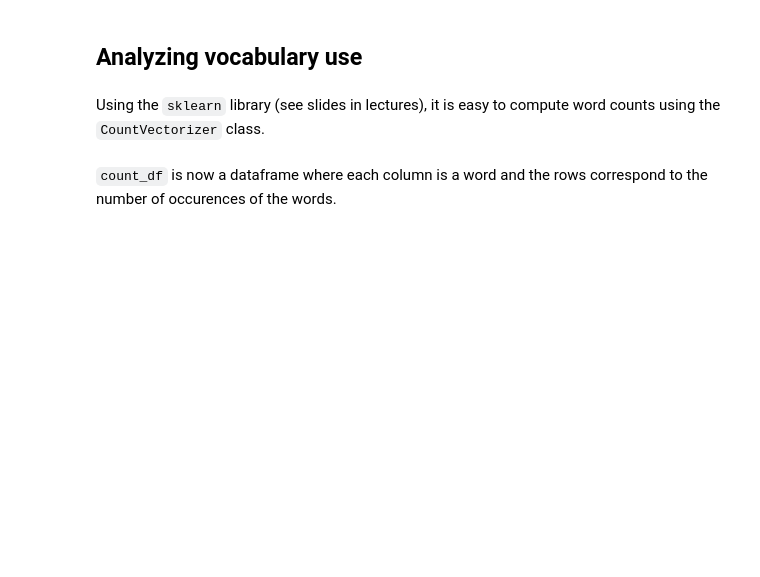
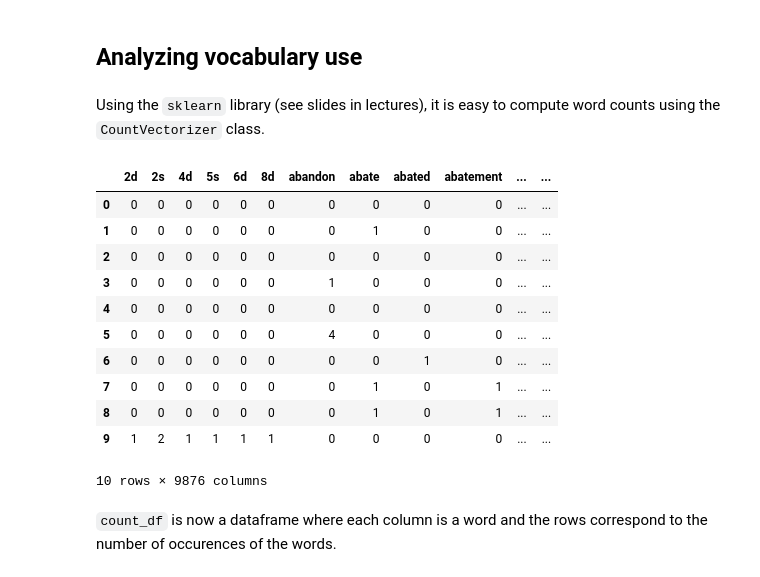
Before and after one commit to py4SHS/nlp, a Jupyter notebook: lab/lab.ipynb, the cells around one changed output. Cells and saved outputs as stored; diff of their text form; code cells hidden in the pictures; blank space fills up the shorter version.

```diff
--- a/lab/lab.ipynb
+++ b/lab/lab.ipynb
@@ -43,3 +71,14 @@ Textual should be:
 - Cleaned from stop words and punctuation.
 
 We will do it using spacy built-in features.
+# %%
+nlp = spacy.load("en_core_web_sm")
+
+test_sentence = "I liked Machine Learning"
+
+doc = nlp(test_sentence)
+
+for token in doc:
+    print(token.text)
+    print("Lemma " + token.lemma_)
+    print("POS " + token.pos_)
@@ -85,5 +169,20 @@ count_df_ = pd.DataFrame(count_matrix, columns=count_vect.get_feature_names_out(
 # Merge with df to get information
 # Careful, new column names will have _y appended
 count_df = count_df_.merge(df, left_index=True, right_on="Play")
+# %%
+count_df
+# %% [output]
+|  | 2d | 2s | 4d | 5s | 6d | 8d | abandon | abate | abated | abatement | ... | ... |
+| 0 | 0 | 0 | 0 | 0 | 0 | 0 | 0 | 0 | 0 | 0 | ... | ... |
+| 1 | 0 | 0 | 0 | 0 | 0 | 0 | 0 | 1 | 0 | 0 | ... | ... |
+| 2 | 0 | 0 | 0 | 0 | 0 | 0 | 0 | 0 | 0 | 0 | ... | ... |
+| 3 | 0 | 0 | 0 | 0 | 0 | 0 | 1 | 0 | 0 | 0 | ... | ... |
+| 4 | 0 | 0 | 0 | 0 | 0 | 0 | 0 | 0 | 0 | 0 | ... | ... |
+| 5 | 0 | 0 | 0 | 0 | 0 | 0 | 4 | 0 | 0 | 0 | ... | ... |
+| 6 | 0 | 0 | 0 | 0 | 0 | 0 | 0 | 0 | 1 | 0 | ... | ... |
+| 7 | 0 | 0 | 0 | 0 | 0 | 0 | 0 | 1 | 0 | 1 | ... | ... |
+| 8 | 0 | 0 | 0 | 0 | 0 | 0 | 0 | 1 | 0 | 1 | ... | ... |
+| 9 | 1 | 2 | 1 | 1 | 1 | 1 | 0 | 0 | 0 | 0 | ... | ... |
+10 rows × 9876 columns
 # %% [markdown]
 `count_df` is now a dataframe where each column is a word and the rows correspond to the number of occurences of the words.
```
Also changed, not shown: parts of 22 cells of this notebook.
